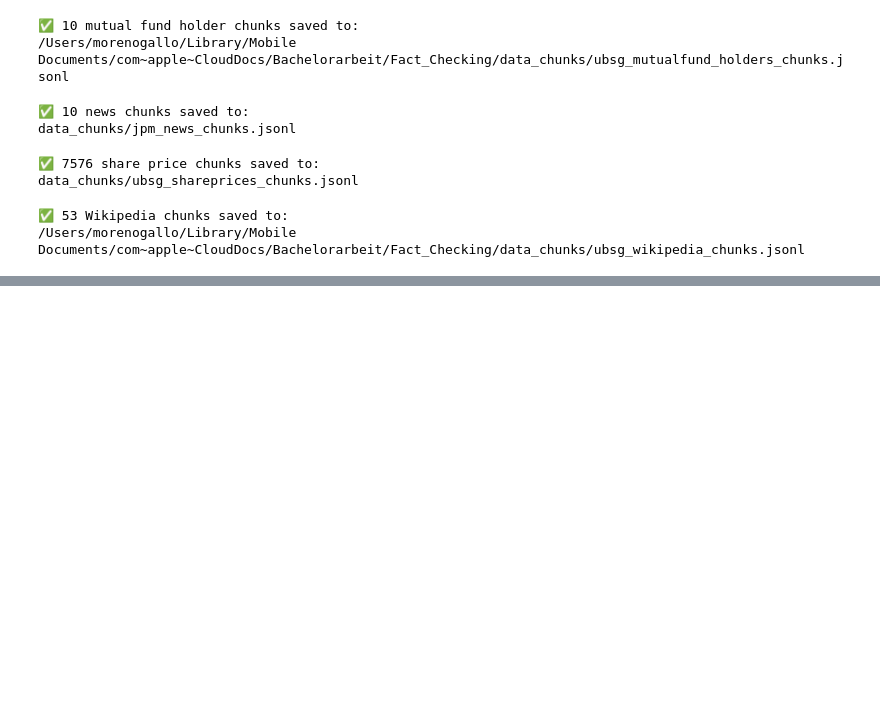
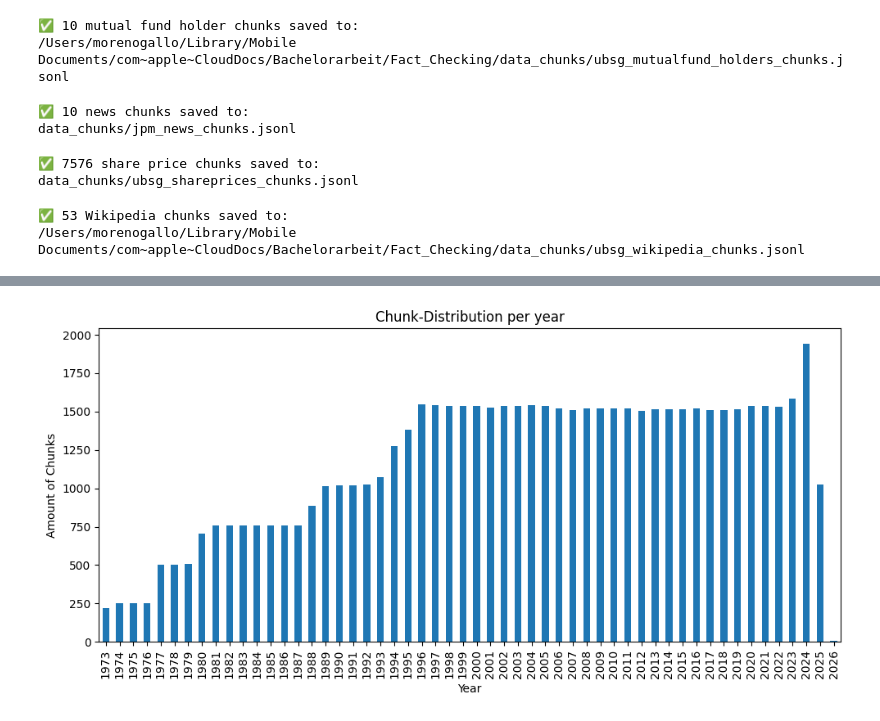
Before and after one commit to Romone10/fact_checking_BA, a Jupyter notebook: preprocessing.ipynb, the cells around one changed output, grey strips where cells are left out. Drawn from its saved outputs; the diff is of its cells as text; code cells hidden in the pictures; blank space fills up the shorter version.

```diff
--- a/preprocessing.ipynb
+++ b/preprocessing.ipynb
@@ -839,0 +1015,22 @@ print(f"✅ {len(output_chunks)} Wikipedia chunks saved to:\n{OUTPUT_FILE}")
+# %%
+# Distribution of chunks over the years
+
+years = []
+
+for chunk in all_chunks:
+    date = chunk["metadata"].get("date", "")
+    if date != "n/a" and date != "unknown":
+        year = date[:4]
+        if year.isdigit():
+            years.append(int(year))
+
+year_counts = pd.Series(years).value_counts().sort_index()
+year_counts.plot(kind="bar", figsize=(10,5))
+plt.title("Chunk-Distribution per year")
+plt.xlabel("Year")
+plt.ylabel("Amount of Chunks")
+plt.grid(False)
+plt.tight_layout()
+plt.show()
+# %% [output]
+[figure, added]
```
Also changed, not shown: parts of 14 cells of this notebook.
